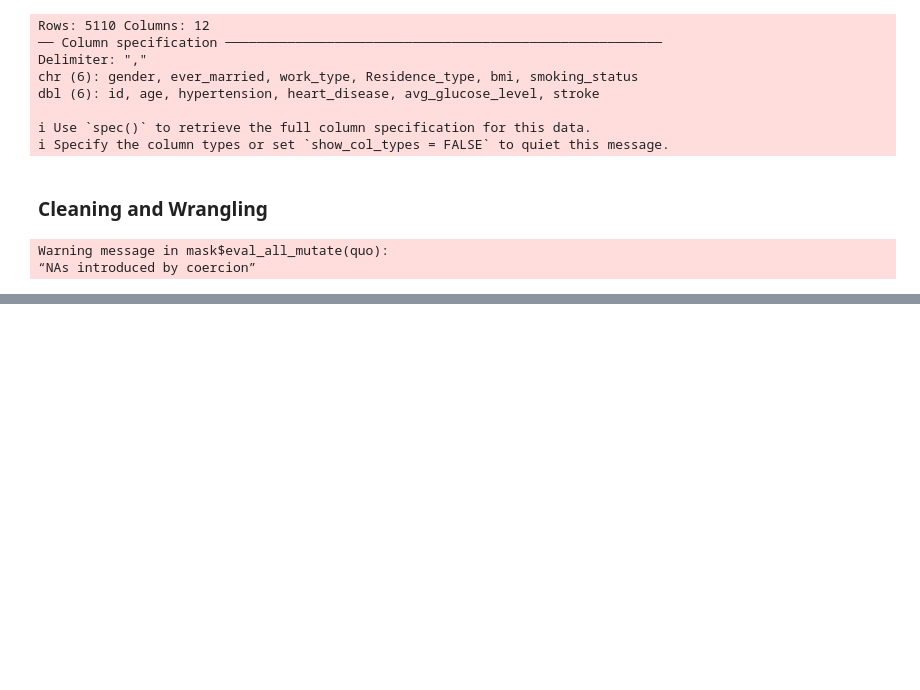
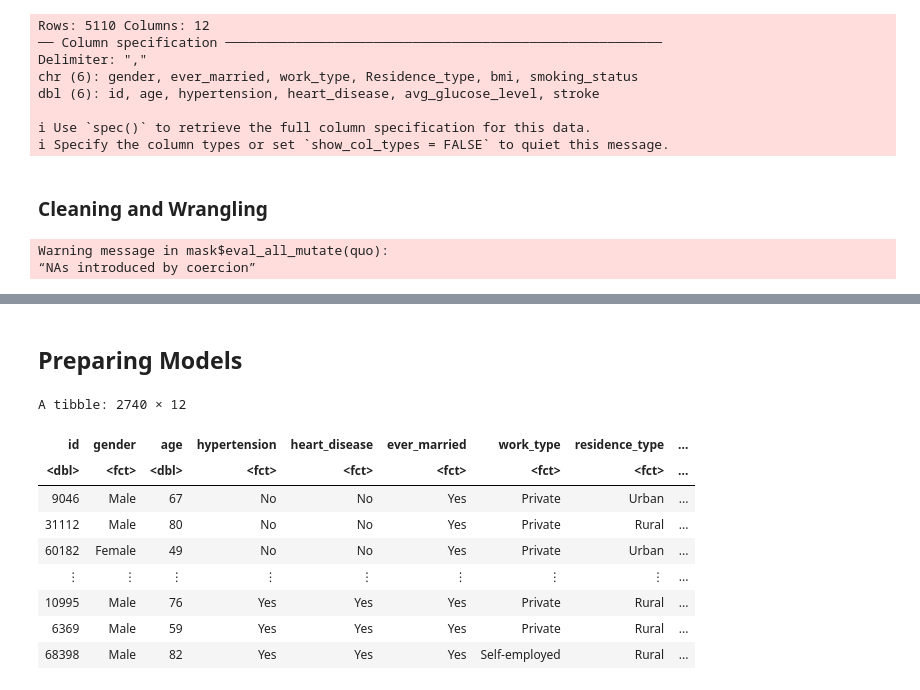
Before and after one commit to 21chanas3/dsci100-group73, a Jupyter notebook: main.ipynb, the cells around one changed output, grey strips where cells are left out. Drawn from its saved outputs; the diff is of its cells as text; code cells hidden in the pictures; blank space fills up the shorter version.

```diff
--- a/main.ipynb
+++ b/main.ipynb
@@ -200,0 +204,15 @@ stroke_prelim_vis
+# %% [markdown]
+## Preparing Models
+# %%
+stroke_training
+# %% [output]
+A tibble: 2740 × 12
+| id | gender | age | hypertension | heart_disease | ever_married | work_type | residence_type | ... |
+| <dbl> | <fct> | <dbl> | <fct> | <fct> | <fct> | <fct> | <fct> | ... |
+| 9046 | Male | 67 | No | No | Yes | Private | Urban | ... |
+| 31112 | Male | 80 | No | No | Yes | Private | Rural | ... |
+| 60182 | Female | 49 | No | No | Yes | Private | Urban | ... |
+| ⋮ | ⋮ | ⋮ | ⋮ | ⋮ | ⋮ | ⋮ | ⋮ | ... |
+| 10995 | Male | 76 | Yes | Yes | Yes | Private | Rural | ... |
+| 6369 | Male | 59 | Yes | Yes | Yes | Private | Rural | ... |
+| 68398 | Male | 82 | Yes | Yes | Yes | Self-employed | Rural | ... |
```
Also changed, not shown: parts of 14 cells of this notebook.
